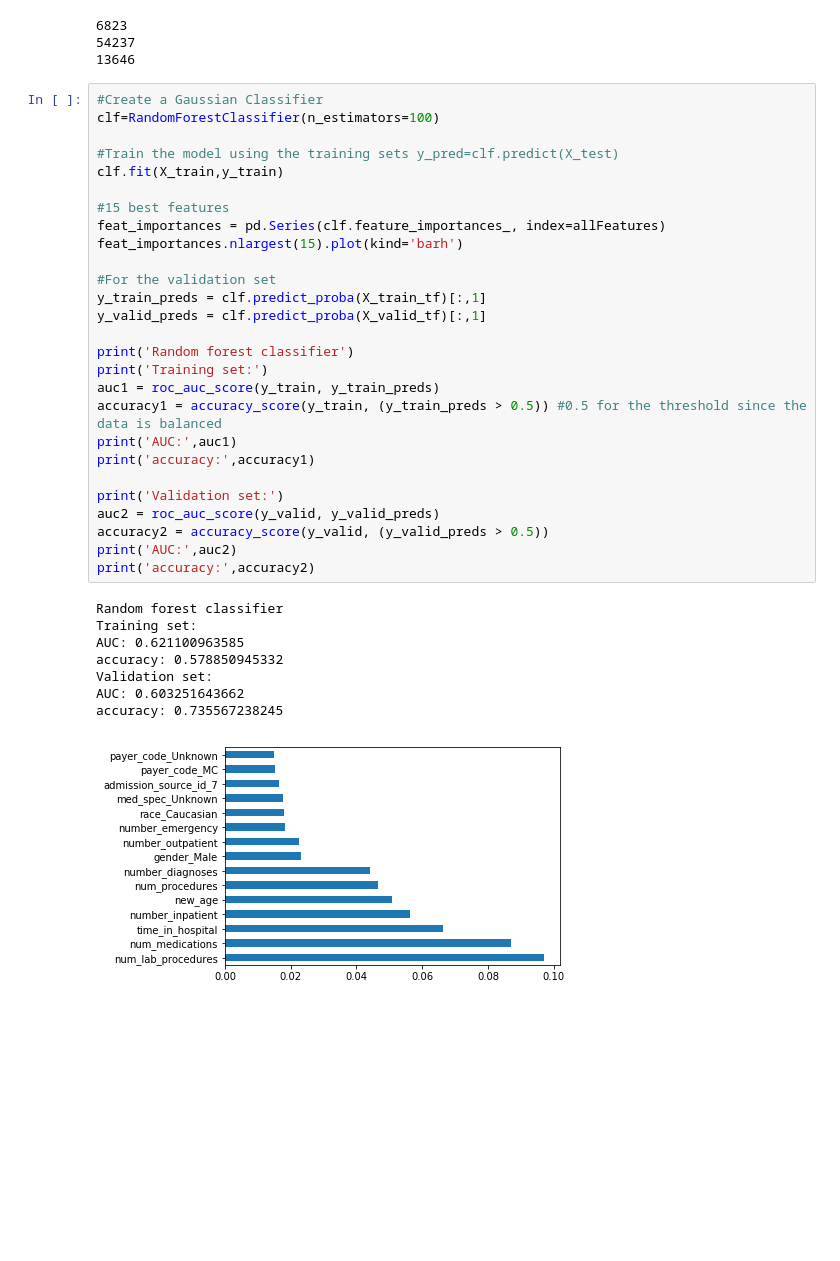
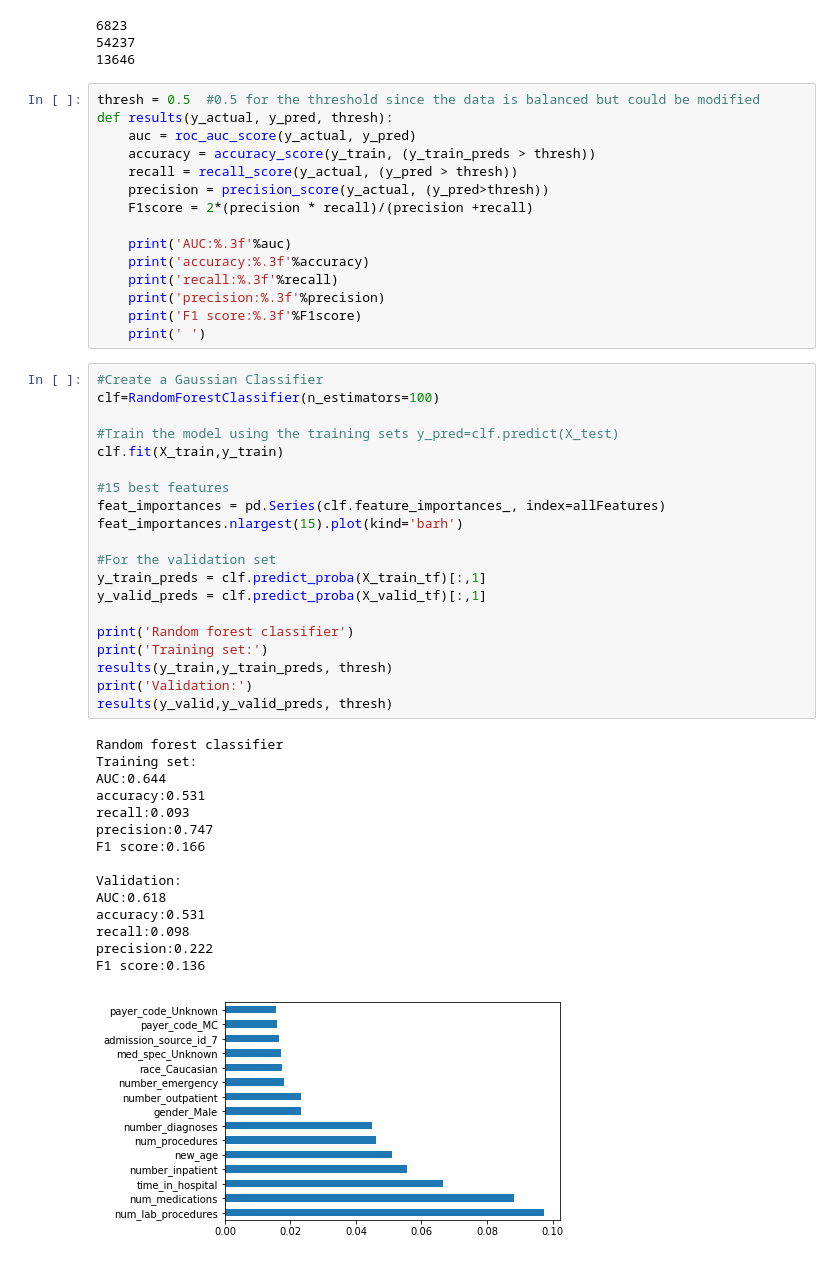
Before and after one commit to RobinBeuzeboc/Diabetic_readmission-, a Jupyter notebook: Diabetic_readmission.ipynb, the cells around one changed output. Saved outputs shown, nothing was run; the diff lists cells and outputs as text; blank space fills up the shorter version.

Commit message:
Added results function to make the code more readable

```diff
--- a/Diabetic_readmission.ipynb
+++ b/Diabetic_readmission.ipynb
@@ -264,42 +264,57 @@ X_valid_tf = scaler.transform(X_valid)
 6823
 54237
 13646
+# %%
+thresh = 0.5  #0.5 for the threshold since the data is balanced but could be modified
+def results(y_actual, y_pred, thresh):
+    auc = roc_auc_score(y_actual, y_pred)
+    accuracy = accuracy_score(y_train, (y_train_preds > thresh))
+    recall = recall_score(y_actual, (y_pred > thresh))
+    precision = precision_score(y_actual, (y_pred>thresh))
+    F1score = 2*(precision * recall)/(precision +recall)
+
+    print('AUC:%.3f'%auc)
+    print('accuracy:%.3f'%accuracy)
+    print('recall:%.3f'%recall)
+    print('precision:%.3f'%precision)
+    print('F1 score:%.3f'%F1score)
+    print(' ')
 # %%
 #Create a Gaussian Classifier
 clf=RandomForestClassifier(n_estimators=100)
 
 #Train the model using the training sets y_pred=clf.predict(X_test)
 clf.fit(X_train,y_train)
 
 #15 best features
 feat_importances = pd.Series(clf.feature_importances_, index=allFeatures)
 feat_importances.nlargest(15).plot(kind='barh')
 
 #For the validation set
 y_train_preds = clf.predict_proba(X_train_tf)[:,1]
 y_valid_preds = clf.predict_proba(X_valid_tf)[:,1]
 
 print('Random forest classifier')
 print('Training set:')
-auc1 = roc_auc_score(y_train, y_train_preds)
-accuracy1 = accuracy_score(y_train, (y_train_preds > 0.5)) #0.5 for the threshold since the data is balanced
-print('AUC:',auc1)
-print('accuracy:',accuracy1)
-
-print('Validation set:')
-auc2 = roc_auc_score(y_valid, y_valid_preds)
-accuracy2 = accuracy_score(y_valid, (y_valid_preds > 0.5))
-print('AUC:',auc2)
-print('accuracy:',accuracy2)
+results(y_train,y_train_preds, thresh)
+print('Validation:')
+results(y_valid,y_valid_preds, thresh)
 # %% [output]
 Random forest classifier
 Training set:
-AUC: 0.621100963585
-accuracy: 0.578850945332
-Validation set:
-AUC: 0.603251643662
-accuracy: 0.735567238245
+AUC:0.644
+accuracy:0.531
+recall:0.093
+precision:0.747
+F1 score:0.166
+
+Validation:
+AUC:0.618
+accuracy:0.531
+recall:0.098
+precision:0.222
+F1 score:0.136
-[figure, old version]
+[figure, new version]
 # %%
 # k-nearest neighbors
 knn=KNeighborsClassifier(n_neighbors = 320)
```
Also changed, not shown: parts of 4 cells of this notebook.
